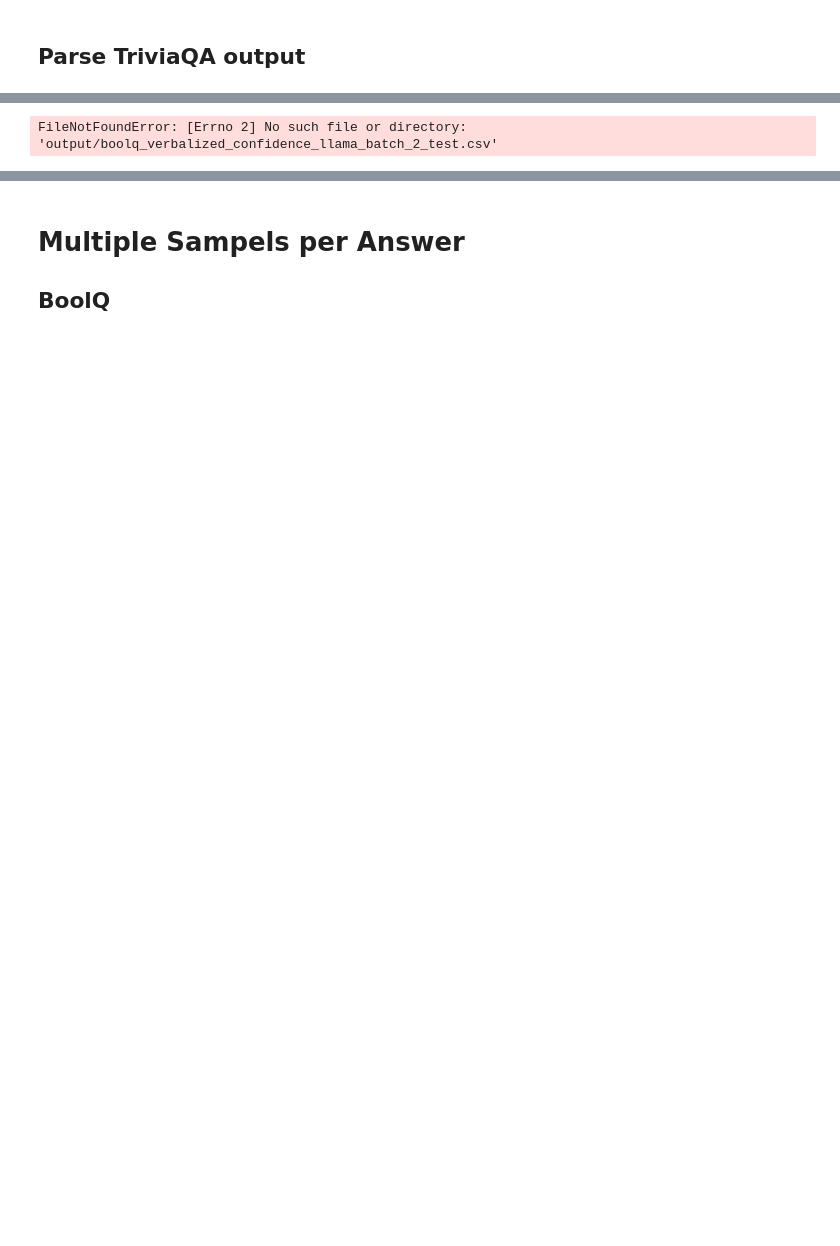
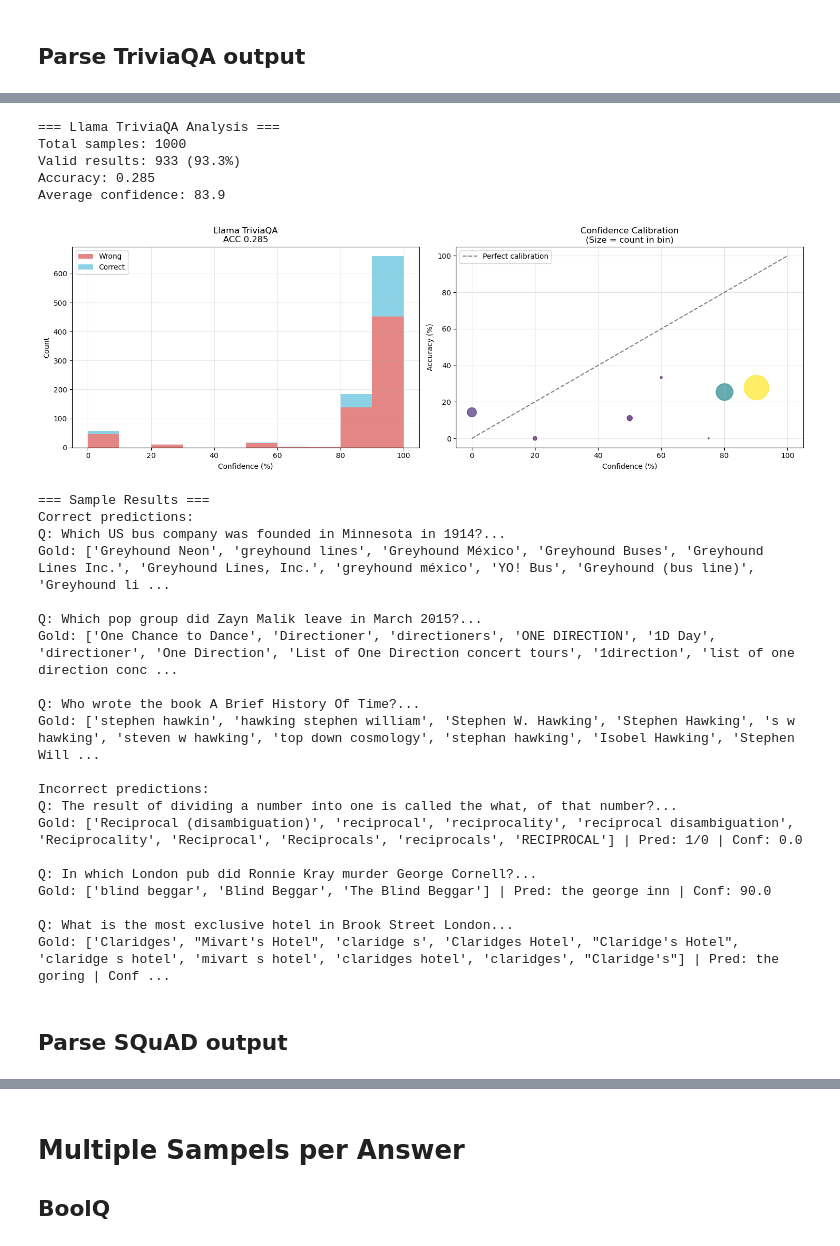
Before and after one commit to christian-hobelsberger/LLMUncertainty, a Jupyter notebook: analyze_confidence_output.ipynb, the cells around one changed output, grey strips where cells are left out. Drawn from its saved outputs; the diff is of its cells as text; code cells hidden in the pictures; blank space fills up the shorter version.

```diff
--- a/analyze_confidence_output.ipynb
+++ b/analyze_confidence_output.ipynb
@@ -230,9 +115,11 @@ True           81.883117  95.203125
 # %%
 # Confusion matrix with average confidence annotation
 from sklearn.metrics import confusion_matrix, ConfusionMatrixDisplay
+from matplotlib import pyplot as plt
+import seaborn as sns
 
 labels = ["True", "False"]
-cm = confusion_matrix(df_cm_valid["answer"].astype(str), df_cm_valid["parsed_answer"], labels=labels)
+cm = confusion_matrix(df_cm_valid_boolq["answer"].astype(str), df_cm_valid_boolq["parsed_answer"], labels=labels)
 
 fig, ax = plt.subplots(figsize=(6, 5))
 disp = ConfusionMatrixDisplay(confusion_matrix=cm, display_labels=labels)
@@ -268,10 +155,10 @@ plt.show()
 
 # Distribution of confidence for all 4 cases
 # Create a case column for the boxplot
-df_cm_valid["case"] = df_cm_valid["answer"].astype(str) + ", " + df_cm_valid["parsed_answer"]
+df_cm_valid_boolq["case"] = df_cm_valid_boolq["answer"].astype(str) + ", " + df_cm_valid_boolq["parsed_answer"]
 
 plt.figure(figsize=(8, 6))
-sns.boxplot(x="case", y="parsed_confidence", data=df_cm_valid)
+sns.boxplot(x="case", y="parsed_confidence", data=df_cm_valid_boolq)
 plt.title("llama3.2 (boolQ)\nDistribution of Parsed Confidence for Each (Answer, Parsed_Answer) Case")
 plt.xlabel("(Gold Answer, Parsed Answer)")
 plt.ylabel("Parsed Confidence")
@@ -581,6 +354,8 @@ df_trivia
 def analyze_trivia_results(df: pd.DataFrame, model_name: str = "Model"):
     """
     Analyze and visualize TriviaQA results with confidence calibration.
+    Expects df to already have parsed_answer, parsed_confidence, and is_correct columns
+    from the modularized parse_and_evaluate_trivia function.
     """
     # Filter valid results
     df_valid = df.dropna(subset=["parsed_answer", "parsed_confidence", "is_correct"])
@@ -631,33 +406,60 @@ def analyze_trivia_results(df: pd.DataFrame, model_name: str = "Model"):
 
     # Plot calibration
     ax2.plot([0, 100], [0, 100], 'k--', alpha=0.5, label='Perfect calibration')
     scatter = ax2.scatter(bin_conf, [acc*100 for acc in bin_acc],
                          s=[c*3 for c in bin_counts], alpha=0.7, c=bin_counts, cmap='viridis')
     ax2.set_xlabel("Confidence (%)")
     ax2.set_ylabel("Accuracy (%)")
     ax2.set_title("Confidence Calibration\n(Size = count in bin)")
     ax2.legend()
     ax2.grid(True, alpha=0.3)
 
     plt.tight_layout()
     plt.savefig(f"figures/metrics/confidence_elicitation/trivia_{model_name.lower()}_analysis.png", dpi=150)
     plt.show()
 
     # Show some examples
     print("\n=== Sample Results ===")
     print("Correct predictions:")
     correct_samples = df_valid[df_valid['is_correct']].head(3)
     for _, row in correct_samples.iterrows():
         print(f"Q: {row.get('question', 'N/A')[:80]}...")
-        print(f"Gold: {row.get('answer', 'N/A')} | Pred: {row['parsed_answer']} | Conf: {row['parsed_confidence']}")
+        print(f"Gold: {row.get('answers', 'N/A')} | Pred: {row['parsed_answer']} | Conf: {row['parsed_confidence']}")
         print()
 
     print("Incorrect predictions:")
     wrong_samples = df_valid[~df_valid['is_correct']].head(3)
     for _, row in wrong_samples.iterrows():
         print(f"Q: {row.get('question', 'N/A')[:80]}...")
-        print(f"Gold: {row.get('answer', 'N/A')} | Pred: {row['parsed_answer']} | Conf: {row['parsed_confidence']}")
+        print(f"Gold: {row.get('answers', 'N/A')} | Pred: {row['parsed_answer']} | Conf: {row['parsed_confidence']}")
         print()
 
 # Uncomment to run analysis:
-# analyze_trivia_results(df_trivia, "Llama")
+analyze_trivia_results(df_trivia, "Llama")
+# %% [output]
+=== Llama TriviaQA Analysis ===
+Total samples: 1000
+Valid results: 933 (93.3%)
+Accuracy: 0.285
+Average confidence: 83.9
+[figure, added]
+=== Sample Results ===
+Correct predictions:
+Q: Which US bus company was founded in Minnesota in 1914?...
+Gold: ['Greyhound Neon', 'greyhound lines', 'Greyhound México', 'Greyhound Buses', 'Greyhound Lines Inc.', 'Greyhound Lines, Inc.', 'greyhound méxico', 'YO! Bus', 'Greyhound (bus line)', 'Greyhound li ...
+
+Q: Which pop group did Zayn Malik leave in March 2015?...
+Gold: ['One Chance to Dance', 'Directioner', 'directioners', 'ONE DIRECTION', '1D Day', 'directioner', 'One Direction', 'List of One Direction concert tours', '1direction', 'list of one direction conc ...
+
+Q: Who wrote the book A Brief History Of Time?...
+Gold: ['stephen hawkin', 'hawking stephen william', 'Stephen W. Hawking', 'Stephen Hawking', 's w hawking', 'steven w hawking', 'top down cosmology', 'stephan hawking', 'Isobel Hawking', 'Stephen Will ...
+
+Incorrect predictions:
+Q: The result of dividing a number into one is called the what, of that number?...
+Gold: ['Reciprocal (disambiguation)', 'reciprocal', 'reciprocality', 'reciprocal disambiguation', 'Reciprocality', 'Reciprocal', 'Reciprocals', 'reciprocals', 'RECIPROCAL'] | Pred: 1/0 | Conf: 0.0
+
+Q: In which London pub did Ronnie Kray murder George Cornell?...
+Gold: ['blind beggar', 'Blind Beggar', 'The Blind Beggar'] | Pred: the george inn | Conf: 90.0
+
+Q: What is the most exclusive hotel in Brook Street London...
+Gold: ['Claridges', "Mivart's Hotel", 'claridge s', 'Claridges Hotel', "Claridge's Hotel", 'claridge s hotel', 'mivart s hotel', 'claridges hotel', 'claridges', "Claridge's"] | Pred: the goring | Conf ...
@@ -700,5 +466,2 @@ def evaluate_confidence_file(filepath, dataset):
-# %%
-results = evaluate_confidence_file("output/boolq_verbalized_confidence_llama_batch_2_test.csv", "boolq")
-print(results.head())
-# %% [output]
-FileNotFoundError: [Errno 2] No such file or directory: 'output/boolq_verbalized_confidence_llama_batch_2_test.csv'
+# %% [markdown]
+## Parse SQuAD output
```
Also changed, not shown: parts of 41 cells of this notebook, 18 other files.
